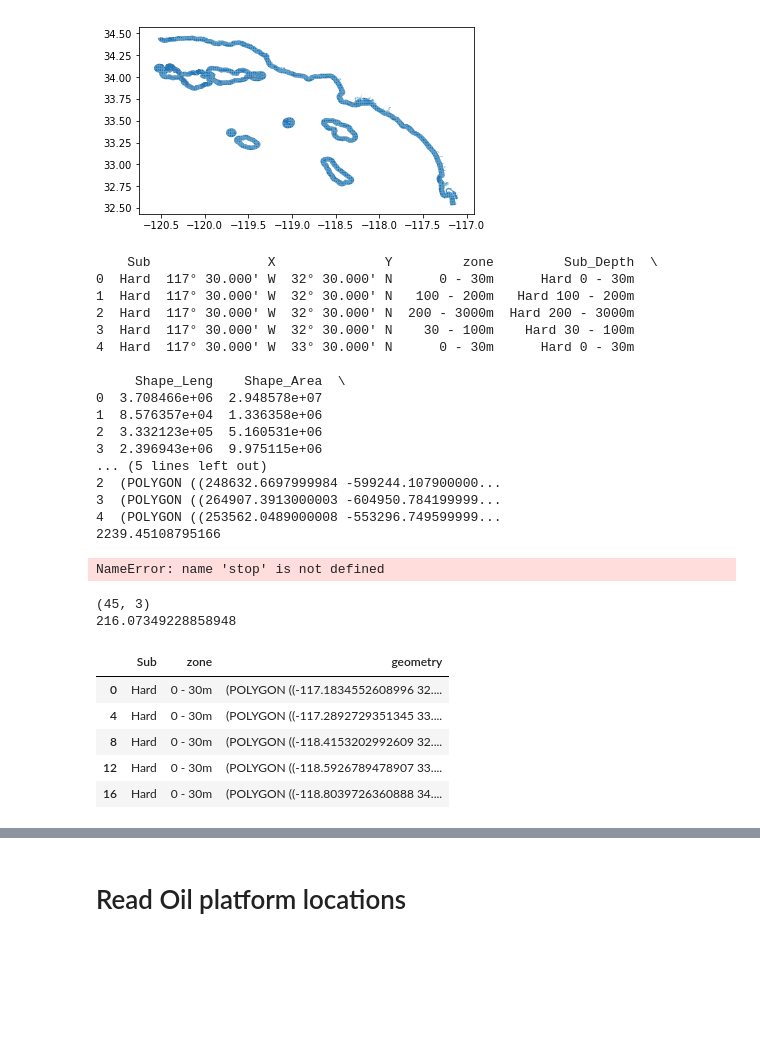
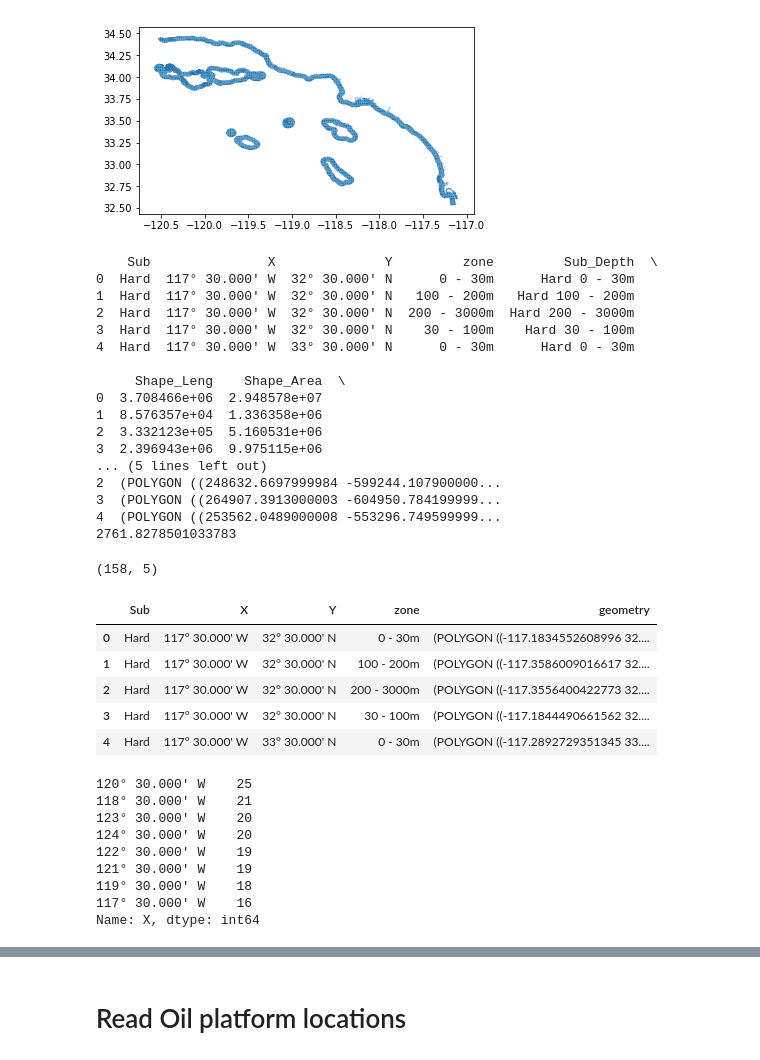
Before and after one commit to UCB-MIDS/Kelp-Capstone, a Jupyter notebook: pipeline/read_data.ipynb, the cells around one changed output, grey strips where cells are left out. Cells and saved outputs as stored; diff of their text form; code cells hidden in the pictures; blank space fills up the shorter version.

Commit message:
changed substrate expansion

```diff
--- a/pipeline/read_data.ipynb
+++ b/pipeline/read_data.ipynb
@@ -1031,12 +1031,9 @@ HAB_SCSR_PredictedSubstrateWDepth.shp
 #new substrate file from dfw
 t0 = time()
 ca_substrate = gpd.read_file('../../data/substrate/CA_predicted_substrate/HAB_CA_PredictedSubstrate_WZ.shp')
-ca_substrate_sub = ca_substrate[ca_substrate['zone'] == '0 - 30m']
 print(ca_substrate.head())
 print(time()-t0)
-stop
 ca_substrate = ca_substrate.set_geometry('geometry').to_crs({'init':'epsg:4326'})
-ca_substrate = ca
 # %% [output]
     Sub               X              Y         zone         Sub_Depth  \
 0  Hard  117° 30.000' W  32° 30.000' N      0 - 30m      Hard 0 - 30m
@@ -1054,21 +1051,28 @@ ca_substrate = ca
 2  (POLYGON ((248632.6697999984 -599244.107900000...
 3  (POLYGON ((264907.3913000003 -604950.784199999...
 4  (POLYGON ((253562.0489000008 -553296.749599999...
-2239.45108795166
+2761.8278501033783
-NameError: name 'stop' is not defined
 # %%
-t0 = time()
-ca_substrate_sub.drop(['X','Y','Sub_Depth','Shape_Leng','Shape_Area'], axis=1, inplace=True)
-ca_substrate_sub = ca_substrate_sub.set_geometry('geometry').to_crs({'init':'epsg:4326'})
+ca_substrate_sub = ca_substrate.drop(['Sub_Depth','Shape_Leng','Shape_Area'], axis=1)
 print(ca_substrate_sub.shape)
-print(time()-t0)
 ca_substrate_sub.head()
 # %% [output]
-(45, 3)
-216.07349228858948
+(158, 5)
-|  | Sub | zone | geometry |
-| 0 | Hard | 0 - 30m | (POLYGON ((-117.1834552608996 32.... |
-| 4 | Hard | 0 - 30m | (POLYGON ((-117.2892729351345 33.... |
-| 8 | Hard | 0 - 30m | (POLYGON ((-118.4153202992609 32.... |
-| 12 | Hard | 0 - 30m | (POLYGON ((-118.5926789478907 33.... |
-| 16 | Hard | 0 - 30m | (POLYGON ((-118.8039726360888 34.... |
+|  | Sub | X | Y | zone | geometry |
+| 0 | Hard | 117° 30.000' W | 32° 30.000' N | 0 - 30m | (POLYGON ((-117.1834552608996 32.... |
+| 1 | Hard | 117° 30.000' W | 32° 30.000' N | 100 - 200m | (POLYGON ((-117.3586009016617 32.... |
+| 2 | Hard | 117° 30.000' W | 32° 30.000' N | 200 - 3000m | (POLYGON ((-117.3556400422773 32.... |
+| 3 | Hard | 117° 30.000' W | 32° 30.000' N | 30 - 100m | (POLYGON ((-117.1844490661562 32.... |
+| 4 | Hard | 117° 30.000' W | 33° 30.000' N | 0 - 30m | (POLYGON ((-117.2892729351345 33.... |
+# %%
+ca_substrate.X.value_counts()
+# %% [output]
+120° 30.000' W    25
+118° 30.000' W    21
+123° 30.000' W    20
+124° 30.000' W    20
+122° 30.000' W    19
+121° 30.000' W    19
+119° 30.000' W    18
+117° 30.000' W    16
+Name: X, dtype: int64
```
Also changed, not shown: parts of 4 cells of this notebook, 1 other file.
